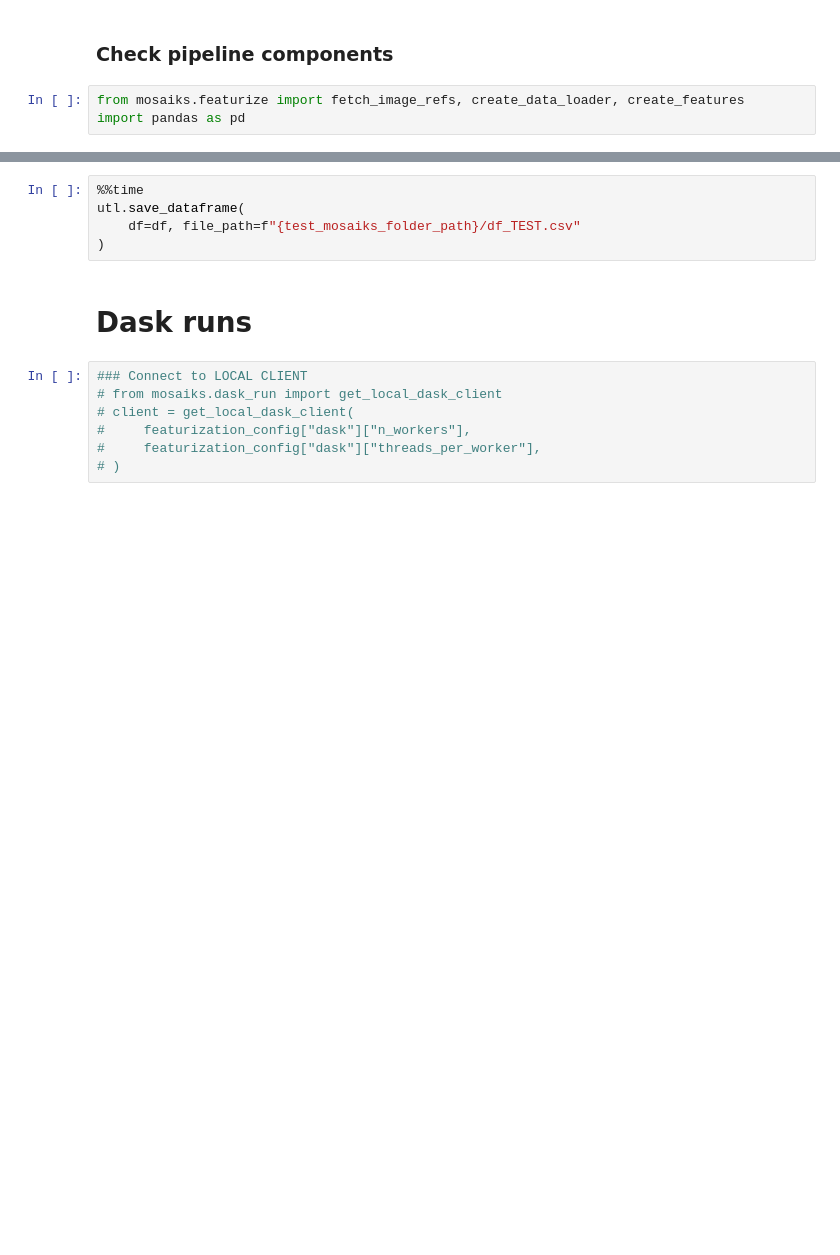
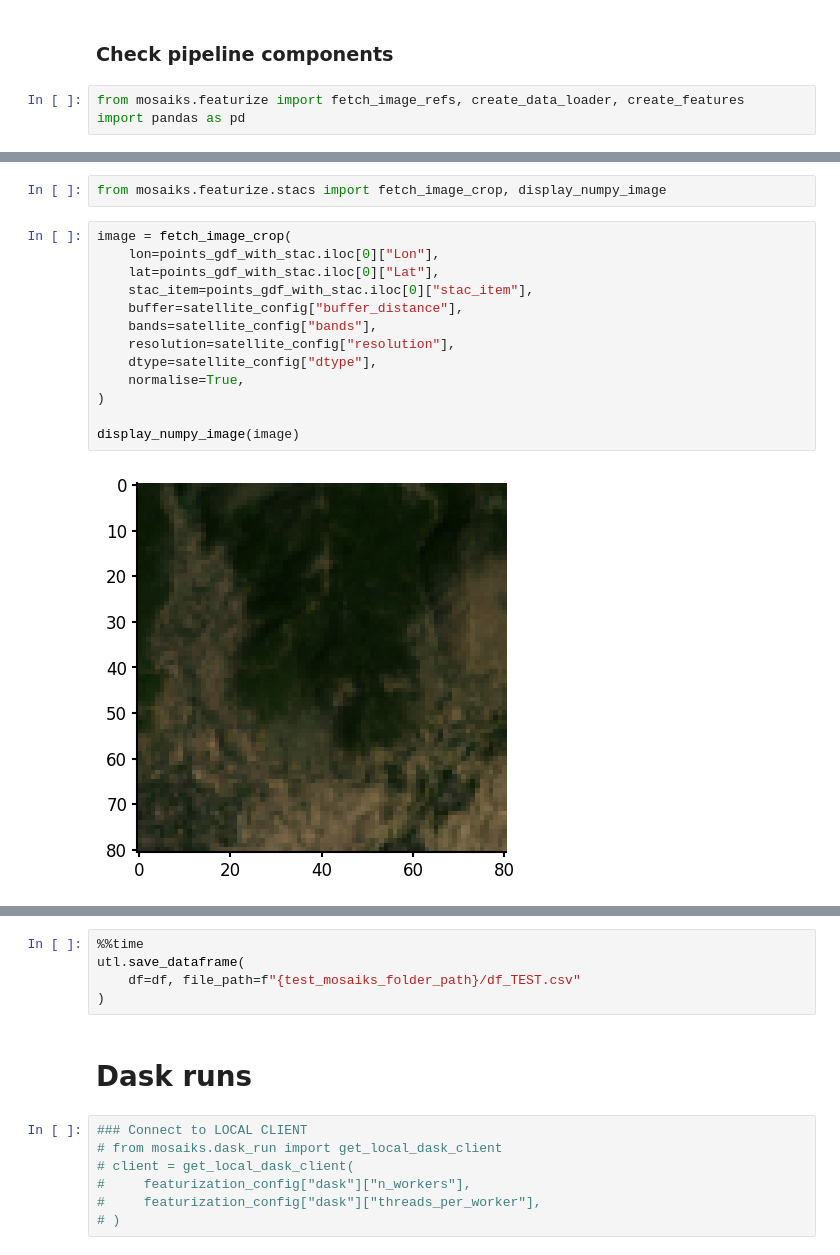
Before and after one commit to IDinsight/mosaiks, a Jupyter notebook: playground/featurize_pipeline_new_dask.ipynb, the cells around one changed output, grey strips where cells are left out. Drawn from its saved outputs; the diff is of its cells as text; blank space fills up the shorter version.

```diff
--- a/playground/featurize_pipeline_new_dask.ipynb
+++ b/playground/featurize_pipeline_new_dask.ipynb
@@ -107,0 +122,17 @@ points_gdf_with_stac = fetch_image_refs(
+# %%
+from mosaiks.featurize.stacs import fetch_image_crop, display_numpy_image
+# %%
+image = fetch_image_crop(
+    lon=points_gdf_with_stac.iloc[0]["Lon"],
+    lat=points_gdf_with_stac.iloc[0]["Lat"],
+    stac_item=points_gdf_with_stac.iloc[0]["stac_item"],
+    buffer=satellite_config["buffer_distance"],
+    bands=satellite_config["bands"],
+    resolution=satellite_config["resolution"],
+    dtype=satellite_config["dtype"],
+    normalise=True,
+)
+
+display_numpy_image(image)
+# %% [output]
+[figure, added]
```
Also changed, not shown: parts of 7 cells of this notebook, 2 other files.
